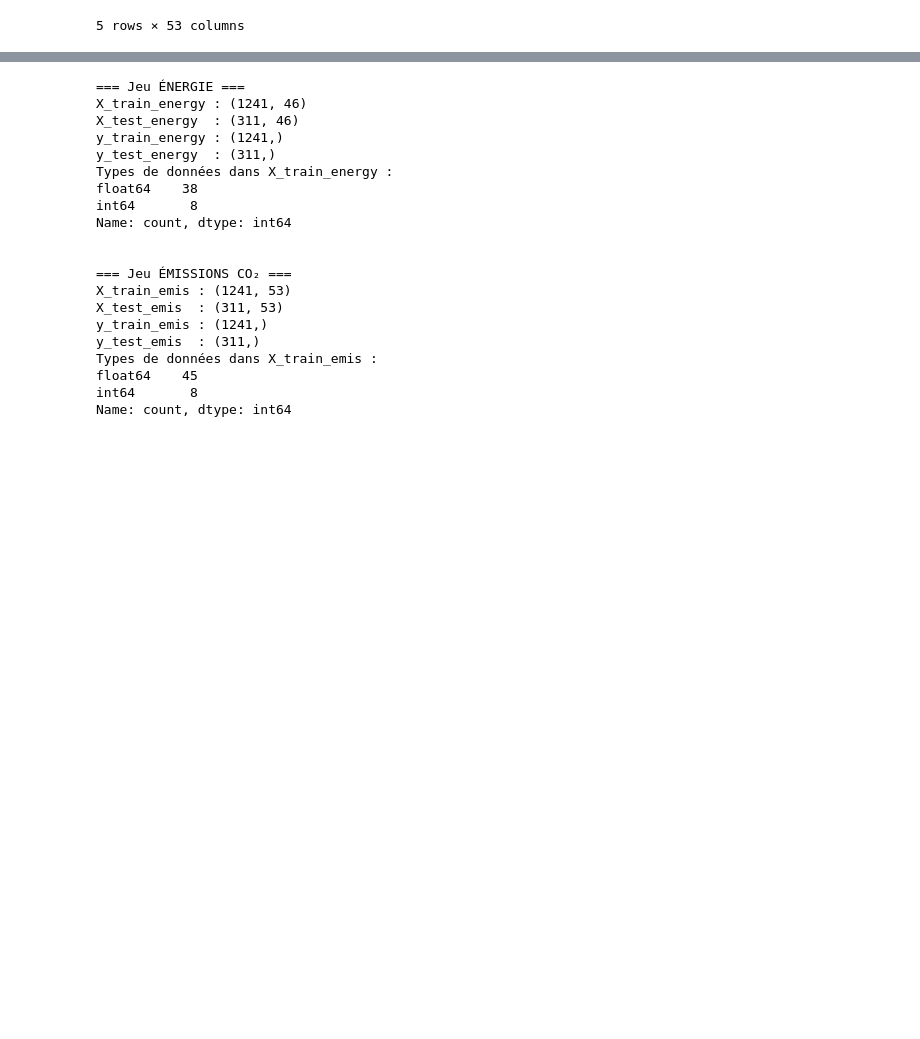
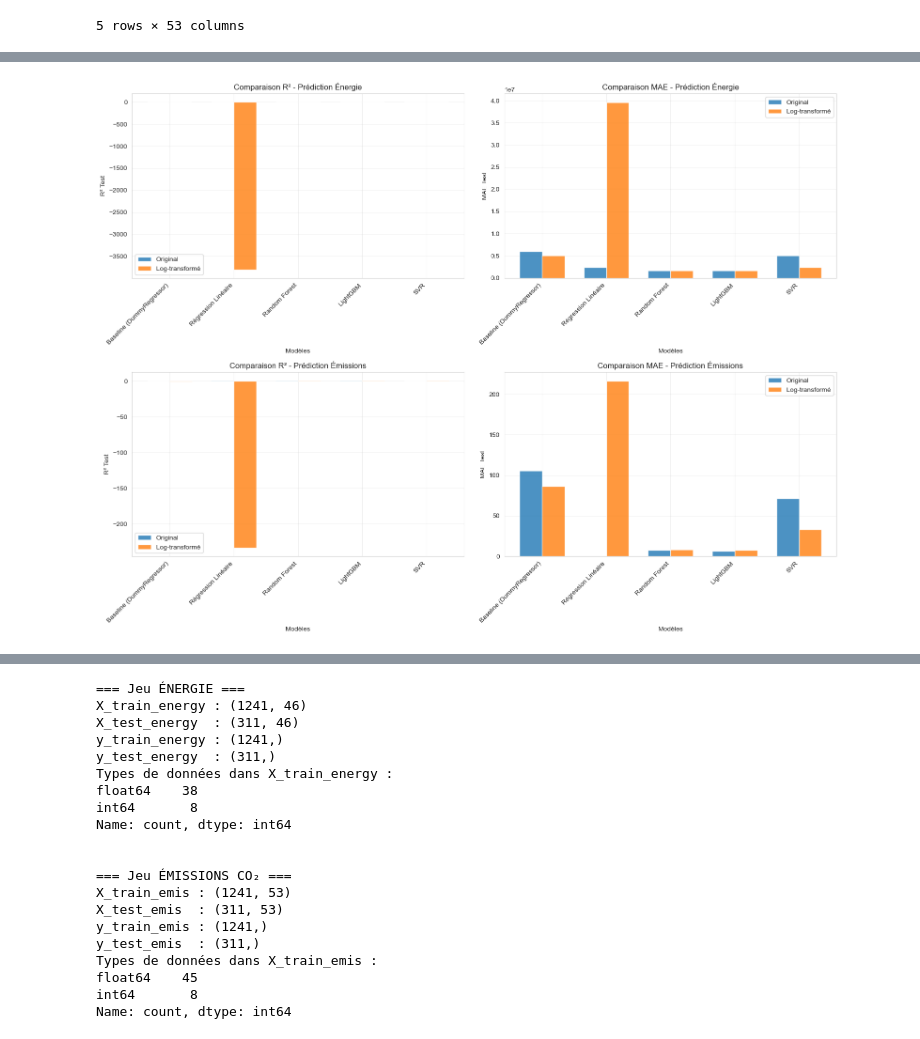
Before and after one commit to AdamAe6/Op-Projet-3, a Jupyter notebook: P3_template_modelistation_supervisee_data_scientist.ipynb, the cells around one changed output, grey strips where cells are left out. Cells and saved outputs as stored; diff of their text form; code cells hidden in the pictures; blank space fills up the shorter version.

```diff
--- a/P3_template_modelistation_supervisee_data_scientist.ipynb
+++ b/P3_template_modelistation_supervisee_data_scientist.ipynb
@@ -886,0 +1333,76 @@ Aperçu Emissions :
+# %%
+# === 6. VISUALISATION DE L'IMPACT DE LA TRANSFORMATION LOGARITHMIQUE ===
+
+fig, axes = plt.subplots(2, 2, figsize=(16, 12))
+
+# Comparaison des R² pour l'énergie
+if 'df_results_energy' in globals():
+    models = df_results_energy['model'].tolist()
+    r2_original_energy = df_results_energy['r2_test'].tolist()
+    r2_log_energy = df_results_energy_log['r2_test'].tolist()
+
+    x = np.arange(len(models))
+    width = 0.35
+
+    axes[0, 0].bar(x - width/2, r2_original_energy, width, label='Original', alpha=0.8)
+    axes[0, 0].bar(x + width/2, r2_log_energy, width, label='Log-transformé', alpha=0.8)
+    axes[0, 0].set_xlabel('Modèles')
+    axes[0, 0].set_ylabel('R² Test')
+    axes[0, 0].set_title('Comparaison R² - Prédiction Énergie')
+    axes[0, 0].set_xticks(x)
+    axes[0, 0].set_xticklabels(models, rotation=45, ha='right')
+    axes[0, 0].legend()
+    axes[0, 0].grid(True, alpha=0.3)
+
+# Comparaison des MAE pour l'énergie
+if 'df_results_energy' in globals():
+    mae_original_energy = df_results_energy['mae_test'].tolist()
+    mae_log_energy = df_results_energy_log['mae_test'].tolist()
+
+    axes[0, 1].bar(x - width/2, mae_original_energy, width, label='Original', alpha=0.8)
+    axes[0, 1].bar(x + width/2, mae_log_energy, width, label='Log-transformé', alpha=0.8)
+    axes[0, 1].set_xlabel('Modèles')
+    axes[0, 1].set_ylabel('MAE Test')
+    axes[0, 1].set_title('Comparaison MAE - Prédiction Énergie')
+    axes[0, 1].set_xticks(x)
+    axes[0, 1].set_xticklabels(models, rotation=45, ha='right')
+    axes[0, 1].legend()
+    axes[0, 1].grid(True, alpha=0.3)
+
+# Comparaison des R² pour les émissions
+if 'df_results_emissions' in globals():
+    models_em = df_results_emissions['model'].tolist()
+    r2_original_emissions = df_results_emissions['r2_test'].tolist()
+    r2_log_emissions = df_results_emissions_log['r2_test'].tolist()
+
+    x_em = np.arange(len(models_em))
+
+    axes[1, 0].bar(x_em - width/2, r2_original_emissions, width, label='Original', alpha=0.8)
+    axes[1, 0].bar(x_em + width/2, r2_log_emissions, width, label='Log-transformé', alpha=0.8)
+    axes[1, 0].set_xlabel('Modèles')
+    axes[1, 0].set_ylabel('R² Test')
+    axes[1, 0].set_title('Comparaison R² - Prédiction Émissions')
+    axes[1, 0].set_xticks(x_em)
+    axes[1, 0].set_xticklabels(models_em, rotation=45, ha='right')
+    axes[1, 0].legend()
+    axes[1, 0].grid(True, alpha=0.3)
+
+# Comparaison des MAE pour les émissions
+if 'df_results_emissions' in globals():
+    mae_original_emissions = df_results_emissions['mae_test'].tolist()
+    mae_log_emissions = df_results_emissions_log['mae_test'].tolist()
+
+    axes[1, 1].bar(x_em - width/2, mae_original_emissions, width, label='Original', alpha=0.8)
+    axes[1, 1].bar(x_em + width/2, mae_log_emissions, width, label='Log-transformé', alpha=0.8)
+    axes[1, 1].set_xlabel('Modèles')
+    axes[1, 1].set_ylabel('MAE Test')
+    axes[1, 1].set_title('Comparaison MAE - Prédiction Émissions')
+    axes[1, 1].set_xticks(x_em)
+    axes[1, 1].set_xticklabels(models_em, rotation=45, ha='right')
+    axes[1, 1].legend()
+    axes[1, 1].grid(True, alpha=0.3)
+
+plt.tight_layout()
+plt.show()
+# %% [output]
+[figure, added]
```
Also changed, not shown: parts of 20 cells of this notebook.
